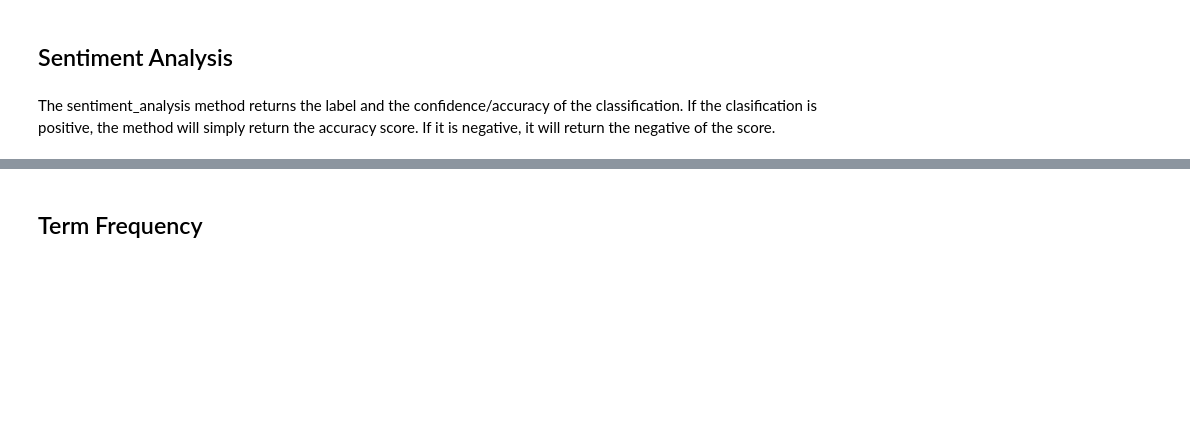
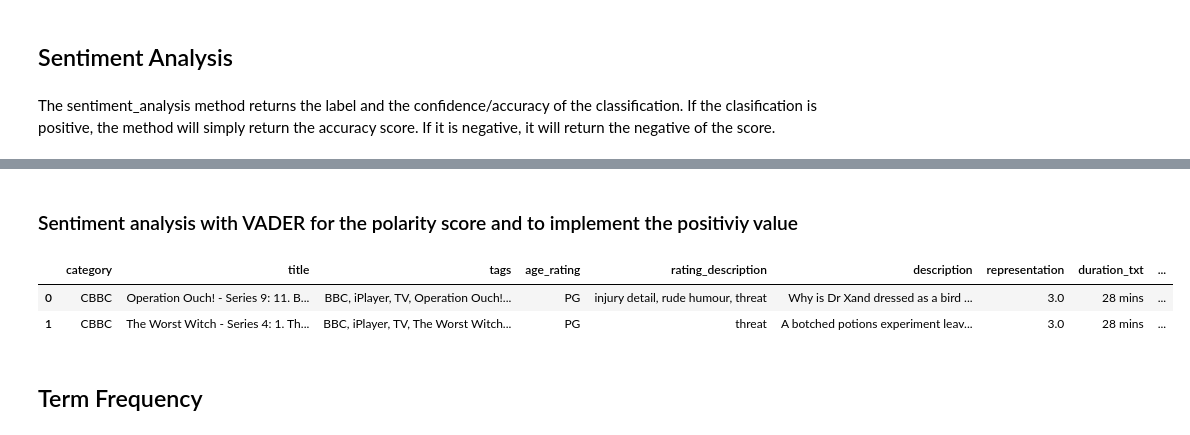
Before and after one commit to michellefilipaa/media_assignment, a Jupyter notebook: data_preparation.ipynb, the cells around one changed output, grey strips where cells are left out. Drawn from its saved outputs; the diff is of its cells as text; code cells hidden in the pictures; blank space fills up the shorter version.

Commit message:
added sentiment analysis with vader

```diff
--- a/data_preparation.ipynb
+++ b/data_preparation.ipynb
@@ -110,6 +116,32 @@ df['sentiment'] = df['synopsis_medium'].apply(analyse_sentiment)
 df['rating_description'].fillna('No description available', inplace=True)
 # %%
 df['rating_description_score'] = df['rating_description'].apply(analyse_sentiment)
+# %% [markdown]
+### Sentiment analysis with VADER for the polarity score and to implement the positiviy value
+# %%
+# Import necessary libraries
+from nltk.sentiment.vader import SentimentIntensityAnalyzer
+
+vader_model = SentimentIntensityAnalyzer()
+
+# Combine the columns we want VADER to use for the polarity calculation
+df['description_all'] =  df['title'].astype(str) + df['synopsis_medium'].astype(str) + df['description'].astype(str) + df['rating_description'].astype(str)
+
+# Applying VADER model to analyze sentiment
+df["vader_scores"] = df["description_all"].apply(lambda text: vader_model.polarity_scores(text))
+
+# Assigning sentiment labels based on VADER scores
+df["vader_polarity"] = df["vader_scores"].apply(lambda score_dict: score_dict["compound"])
+df["vader_sentiment"] = pd.cut(df["vader_polarity"],
+                                     bins=[-1.0, -0.75, -0.25, 0.25, 0.75, 1.0],
+                                     labels=["Very negative", "Negative", "Neutral", "Positive", "Very positive"])
+
+# Display df to check the changes
+df.head(2)
+# %% [output]
+|  | category | title | tags | age_rating | rating_description | description | representation | duration_txt | ... |
+| 0 | CBBC | Operation Ouch! - Series 9: 11. B... | BBC, iPlayer, TV, Operation Ouch!... | PG | injury detail, rude humour, threat | Why is Dr Xand dressed as a bird ... | 3.0 | 28 mins | ... |
+| 1 | CBBC | The Worst Witch - Series 4: 1. Th... | BBC, iPlayer, TV, The Worst Witch... | PG | threat | A botched potions experiment leav... | 3.0 | 28 mins | ... |
 # %% [markdown]
 ## Term Frequency
 # %% [markdown]
```
Also changed, not shown: parts of 4 cells of this notebook, 8 other files.
